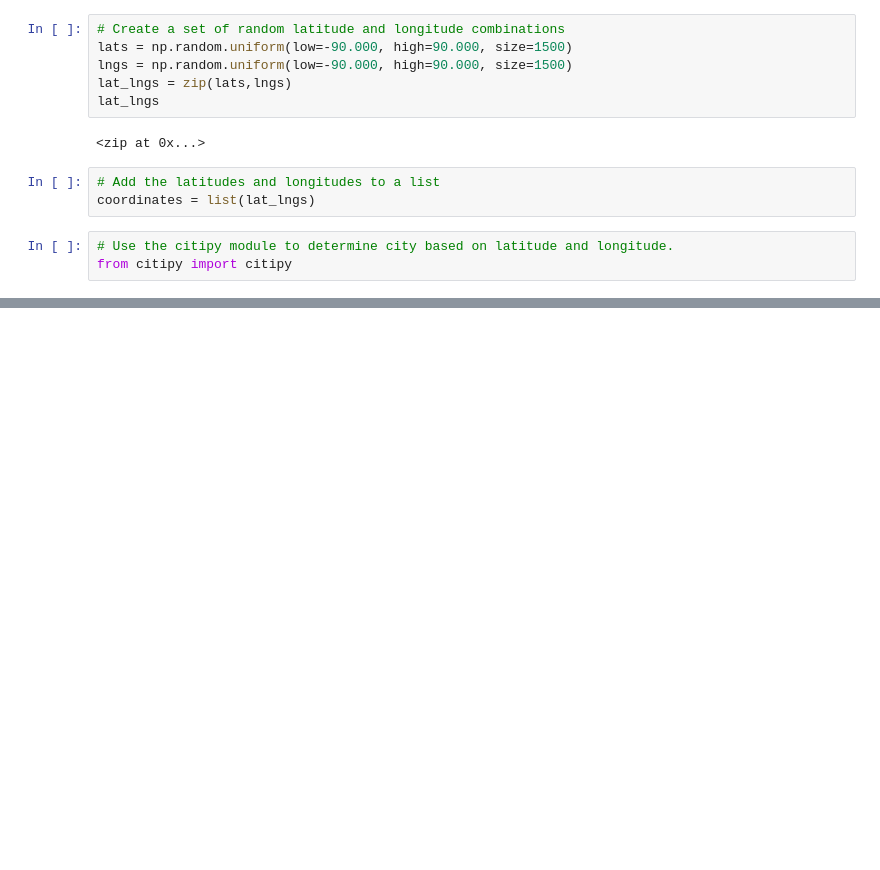
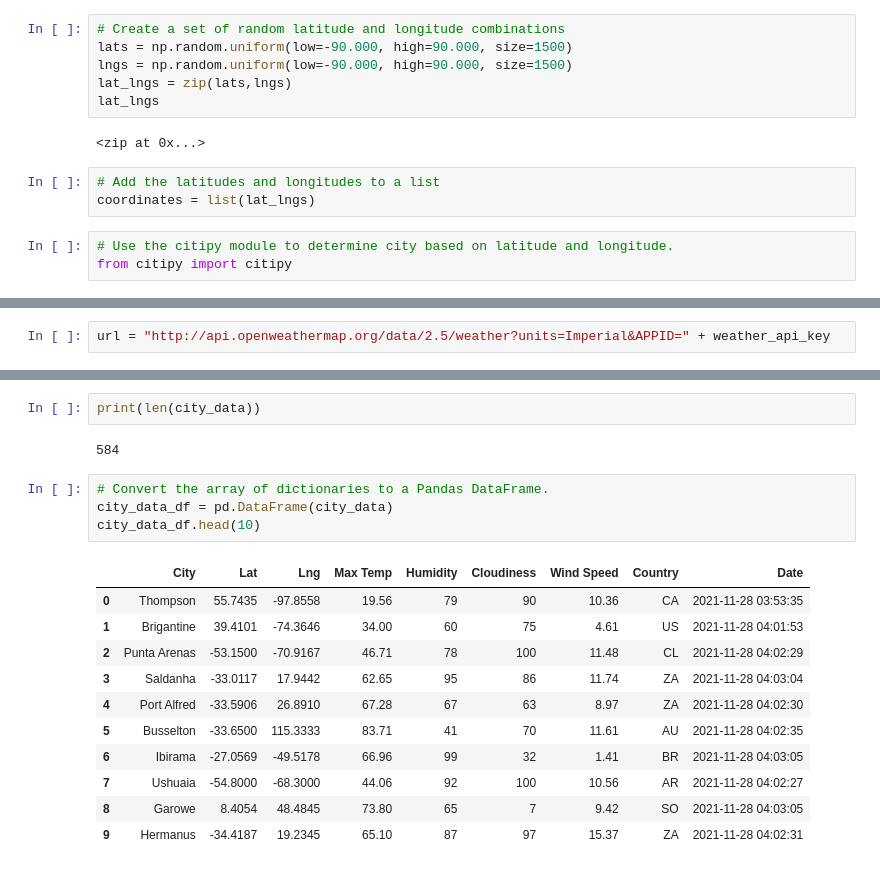
Before and after one commit to rptseng/World_Weather_Analysis, a Jupyter notebook: WeatherPy.ipynb, the cells around one changed output, grey strips where cells are left out. Drawn from its saved outputs; the diff is of its cells as text; blank space fills up the shorter version.

Commit message:
Adding API dataframe and output file

```diff
--- a/WeatherPy.ipynb
+++ b/WeatherPy.ipynb
@@ -33,0 +57,2 @@ len(cities)
+# %%
+url = "http://api.openweathermap.org/data/2.5/weather?units=Imperial&APPID=" + weather_api_key
@@ -33,0 +142,20 @@ len(cities)
+# %%
+print(len(city_data))
+# %% [output]
+584
+# %%
+# Convert the array of dictionaries to a Pandas DataFrame.
+city_data_df = pd.DataFrame(city_data)
+city_data_df.head(10)
+# %% [output]
+|  | City | Lat | Lng | Max Temp | Humidity | Cloudiness | Wind Speed | Country | Date |
+| 0 | Thompson | 55.7435 | -97.8558 | 19.56 | 79 | 90 | 10.36 | CA | 2021-11-28 03:53:35 |
+| 1 | Brigantine | 39.4101 | -74.3646 | 34.00 | 60 | 75 | 4.61 | US | 2021-11-28 04:01:53 |
+| 2 | Punta Arenas | -53.1500 | -70.9167 | 46.71 | 78 | 100 | 11.48 | CL | 2021-11-28 04:02:29 |
+| 3 | Saldanha | -33.0117 | 17.9442 | 62.65 | 95 | 86 | 11.74 | ZA | 2021-11-28 04:03:04 |
+| 4 | Port Alfred | -33.5906 | 26.8910 | 67.28 | 67 | 63 | 8.97 | ZA | 2021-11-28 04:02:30 |
+| 5 | Busselton | -33.6500 | 115.3333 | 83.71 | 41 | 70 | 11.61 | AU | 2021-11-28 04:02:35 |
+| 6 | Ibirama | -27.0569 | -49.5178 | 66.96 | 99 | 32 | 1.41 | BR | 2021-11-28 04:03:05 |
+| 7 | Ushuaia | -54.8000 | -68.3000 | 44.06 | 92 | 100 | 10.56 | AR | 2021-11-28 04:02:27 |
+| 8 | Garowe | 8.4054 | 48.4845 | 73.80 | 65 | 7 | 9.42 | SO | 2021-11-28 04:03:05 |
+| 9 | Hermanus | -34.4187 | 19.2345 | 65.10 | 87 | 97 | 15.37 | ZA | 2021-11-28 04:02:31 |
```
Also changed, not shown: parts of 8 cells of this notebook, 2 other files.
